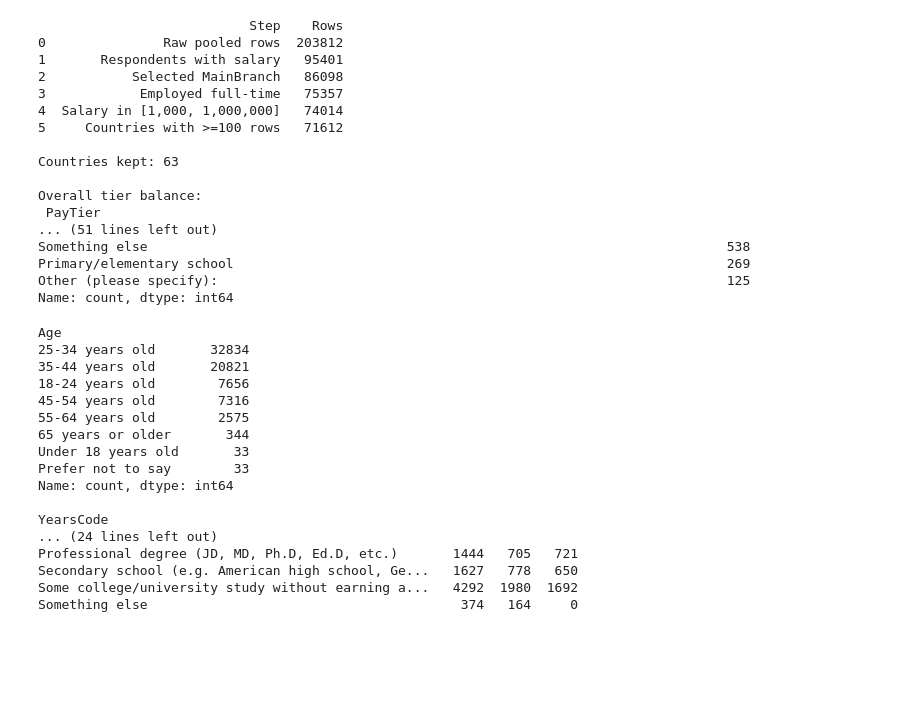
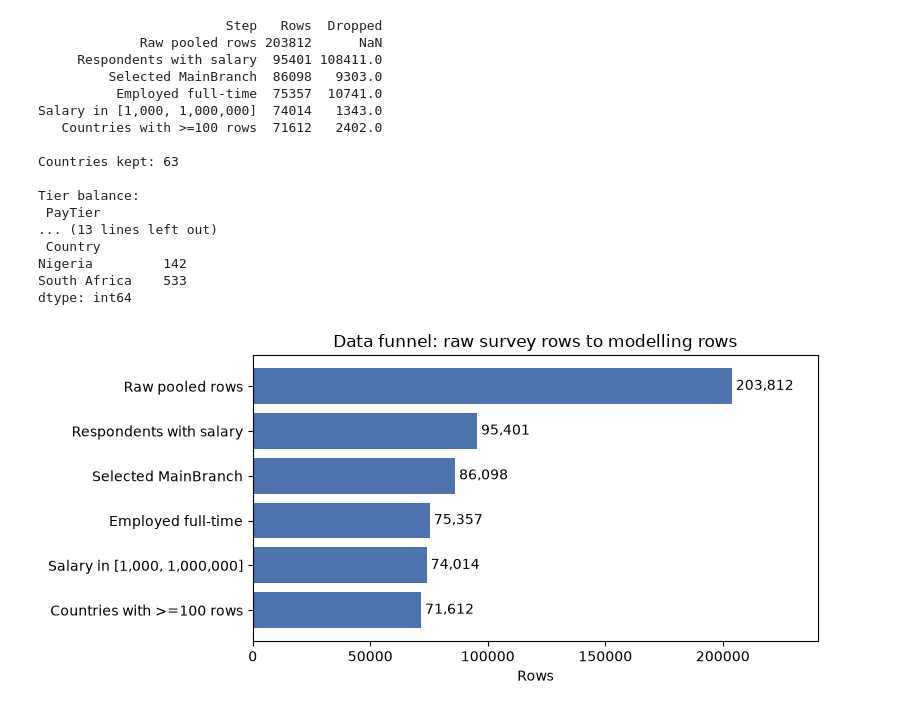
Before and after one commit to dusengepeggy/kodi-pay-summative, a Jupyter notebook: notebooks/01_main_analysis.ipynb, the cells around one changed output. Drawn from its saved outputs; the diff is of its cells as text; code cells hidden in the pictures; blank space fills up the shorter version.

```diff
--- a/notebooks/01_main_analysis.ipynb
+++ b/notebooks/01_main_analysis.ipynb
@@ -93,57 +183,40 @@ Name: ConvertedCompYearly, dtype: float64
 # %%
-import pandas as pd
 from src.preprocessing import clean_and_label
 
 data, funnel = clean_and_label(df)
-print(funnel, "\n")
+funnel["Dropped"] = funnel["Rows"].shift(1) - funnel["Rows"]
+print(funnel.to_string(index=False), "\n")
+print("Countries kept:", data["Country"].nunique())
+print("\nTier balance:\n", data["PayTier"].value_counts(normalize=True).round(3))
+print("\nTier balance by year:\n", pd.crosstab(data["Year"], data["PayTier"], normalize="index").round(3))
 
-print("Countries kept:", data["Country"].nunique(), "\n")
-print("Overall tier balance:\n", data["PayTier"].value_counts(normalize=True).round(3), "\n")
-print("Tier balance by year:\n", pd.crosstab(data["Year"], data["PayTier"], normalize="index").round(3), "\n")
-
-africa = ["Rwanda", "Kenya", "Nigeria", "Uganda", "Ghana", "South Africa", "Ethiopia"]
-print("African countries kept:\n", data[data["Country"].isin(africa)].groupby("Country").size(), "\n")
-
-for c in ["Age", "YearsCode", "EdLevel"]:
-    print(data[c].value_counts().head(12), "\n")
+AFRICA = ["Rwanda", "Kenya", "Nigeria", "Uganda", "Ghana", "South Africa", "Ethiopia", "Tanzania"]
+print("\nAfrican countries kept:\n", data[data["Country"].isin(AFRICA)].groupby("Country").size())
 # %% [output]
-                           Step    Rows
-0               Raw pooled rows  203812
-1       Respondents with salary   95401
-2           Selected MainBranch   86098
-3            Employed full-time   75357
-4  Salary in [1,000, 1,000,000]   74014
-5     Countries with >=100 rows   71612
+                        Step   Rows  Dropped
+             Raw pooled rows 203812      NaN
+     Respondents with salary  95401 108411.0
+         Selected MainBranch  86098   9303.0
+          Employed full-time  75357  10741.0
+Salary in [1,000, 1,000,000]  74014   1343.0
+   Countries with >=100 rows  71612   2402.0
 
 Countries kept: 63
 
-Overall tier balance:
+Tier balance:
  PayTier
-... (51 lines left out)
-Something else                                                                          538
-Primary/elementary school                                                               269
-Other (please specify):                                                                 125
-Name: count, dtype: int64
+... (13 lines left out)
+ Country
+Nigeria         142
+South Africa    533
+dtype: int64
-# %%
-for c in ["Age", "YearsCode"]:
-    print(data[c].value_counts().head(15), "\n")
-
-print(pd.crosstab(data["EdLevel"], data["Year"]))
-# %% [output]
-Age
-25-34 years old       32834
-35-44 years old       20821
-18-24 years old        7656
-45-54 years old        7316
-55-64 years old        2575
-65 years or older       344
-Under 18 years old       33
-Prefer not to say        33
-Name: count, dtype: int64
-
-YearsCode
-... (24 lines left out)
-Professional degree (JD, MD, Ph.D, Ed.D, etc.)       1444   705   721
-Secondary school (e.g. American high school, Ge...   1627   778   650
-Some college/university study without earning a...   4292  1980  1692
-Something else                                        374   164     0
+# %%
+fig, ax = plt.subplots(figsize=(8, 3.8))
+ax.barh(funnel["Step"][::-1], funnel["Rows"][::-1], color="#4C72B0")
+for i, v in enumerate(funnel["Rows"][::-1]):
+    ax.text(v, i, f" {v:,}", va="center")
+ax.set(xlabel="Rows", title="Data funnel: raw survey rows to modelling rows")
+ax.set_xlim(0, funnel["Rows"].max() * 1.18)
+plt.tight_layout(); plt.savefig(f"{FIG}/data_funnel.png", dpi=200); plt.show()
+# %% [output]
+[figure, added]
```
Also changed, not shown: parts of 26 cells of this notebook, 2 other files.
